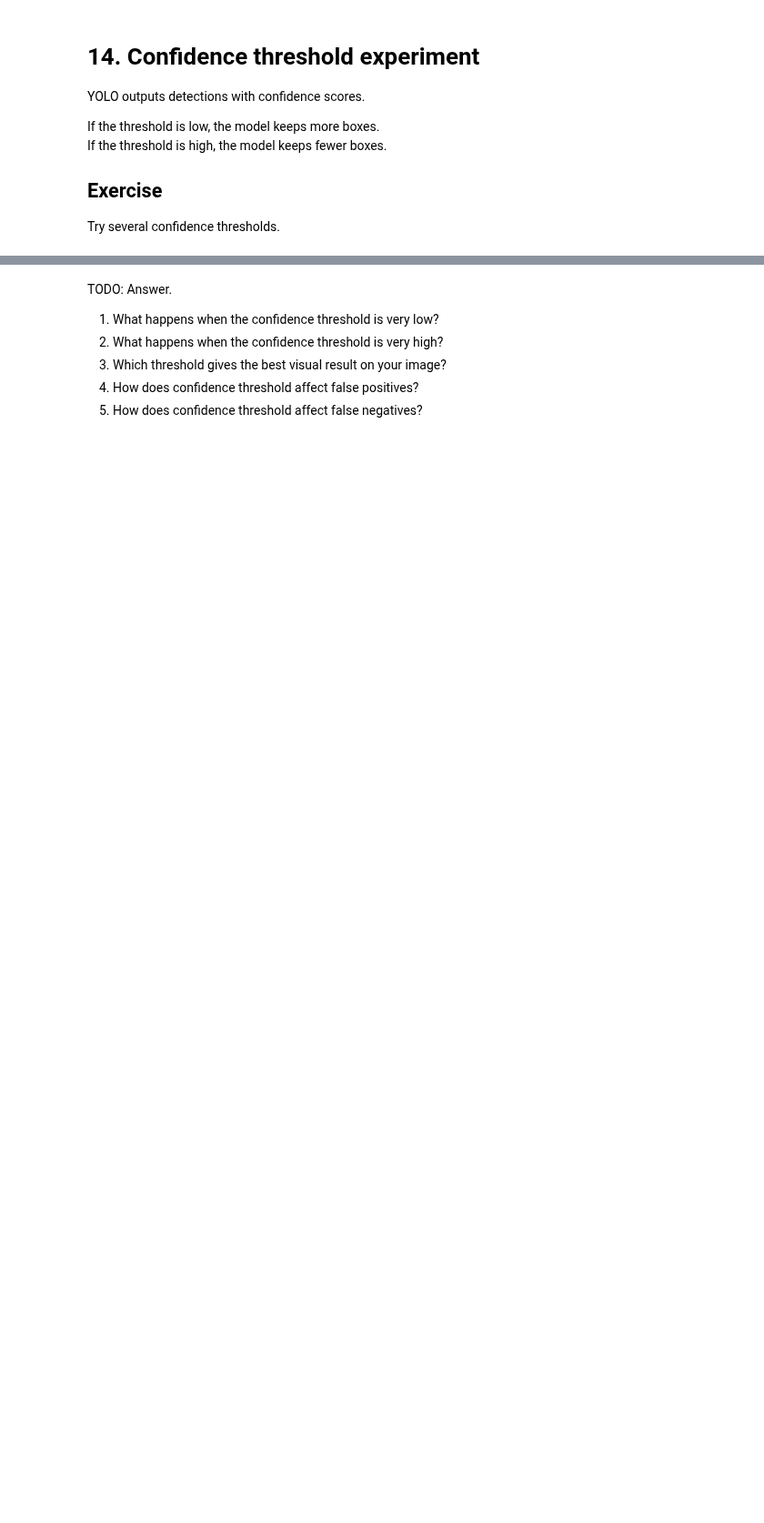
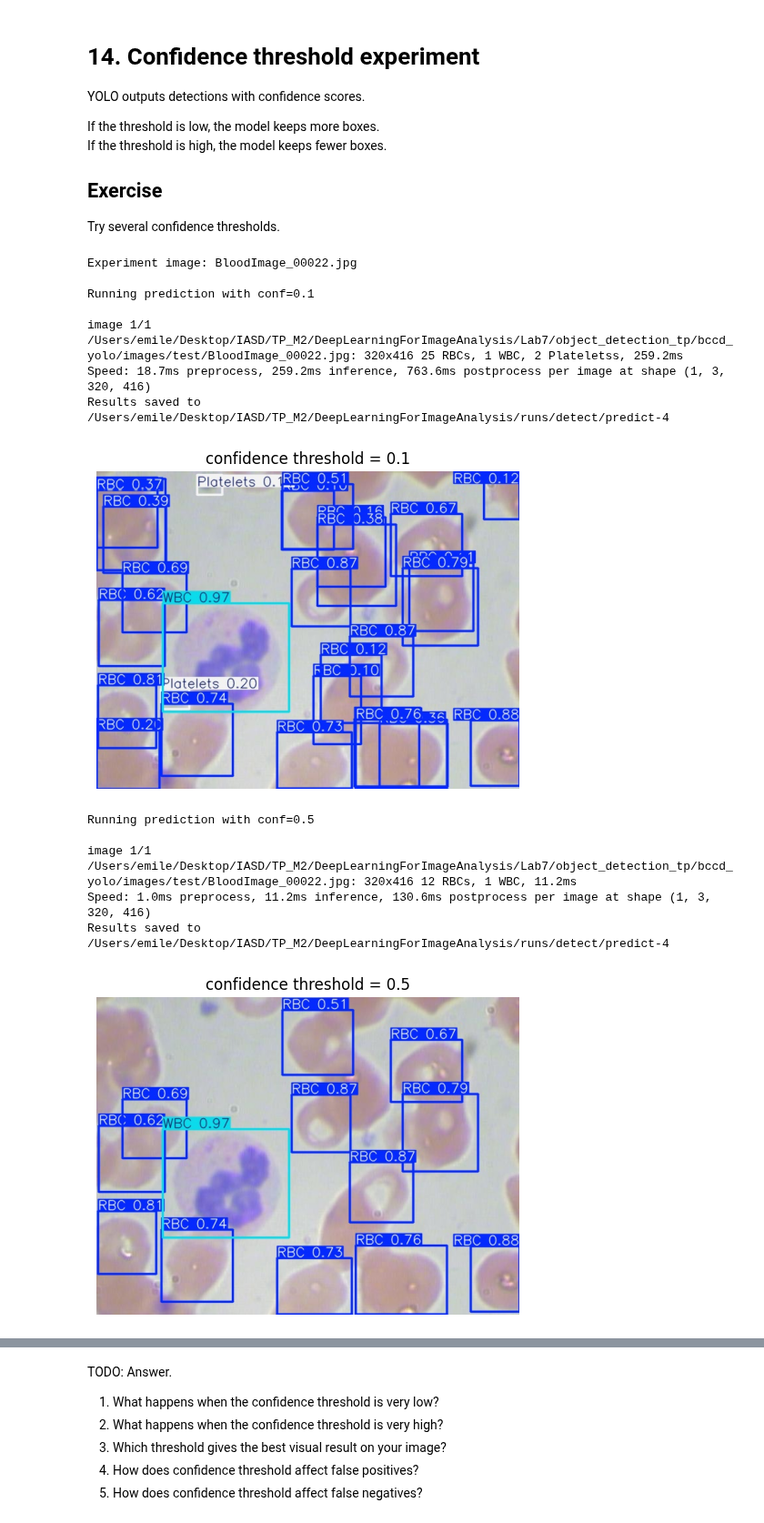
Before and after one commit to Emiile9/DeepLearningForImageAnalysis, a Jupyter notebook: Lab7/Lab7_Object_detection.ipynb, the cells around one changed output, grey strips where cells are left out. Shown at 91% size. Drawn from its saved outputs; the diff is of its cells as text; code cells hidden in the pictures; blank space fills up the shorter version.

```diff
--- a/Lab7/Lab7_Object_detection.ipynb
+++ b/Lab7/Lab7_Object_detection.ipynb
@@ -717,27 +743,42 @@ Try several confidence thresholds.
 # %%
 # TODO
 # Add at least four confidence thresholds.
-confidence_thresholds = []  # TODO
+confidence_thresholds = [0.1, 0.5, 0.75, 0.9]
 
 experiment_image = random.choice(test_images)
 print("Experiment image:", experiment_image.name)
 
 for conf in confidence_thresholds:
     print(f"\nRunning prediction with conf={conf}")
     pred = model.predict(
         source=str(experiment_image),
         conf=conf,
         imgsz=IMG_SIZE,
         device=DEVICE,
         save=True
     )
 
     pred_path = Path(pred[0].save_dir) / experiment_image.name
     if pred_path.exists():
         img = cv2.imread(str(pred_path))
         img = cv2.cvtColor(img, cv2.COLOR_BGR2RGB)
         plt.figure(figsize=(6, 6))
         plt.imshow(img)
         plt.title(f"confidence threshold = {conf}")
         plt.axis("off")
         plt.show()
+# %% [output]
+Experiment image: BloodImage_00022.jpg
+
+Running prediction with conf=0.1
+
+image 1/1 /Users/emile/Desktop/IASD/TP_M2/DeepLearningForImageAnalysis/Lab7/object_detection_tp/bccd_yolo/images/test/BloodImage_00022.jpg: 320x416 25 RBCs, 1 WBC, 2 Plateletss, 259.2ms
+Speed: 18.7ms preprocess, 259.2ms inference, 763.6ms postprocess per image at shape (1, 3, 320, 416)
+Results saved to /Users/emile/Desktop/IASD/TP_M2/DeepLearningForImageAnalysis/runs/detect/predict-4
+[figure, added]
+Running prediction with conf=0.5
+
+image 1/1 /Users/emile/Desktop/IASD/TP_M2/DeepLearningForImageAnalysis/Lab7/object_detection_tp/bccd_yolo/images/test/BloodImage_00022.jpg: 320x416 12 RBCs, 1 WBC, 11.2ms
+Speed: 1.0ms preprocess, 11.2ms inference, 130.6ms postprocess per image at shape (1, 3, 320, 416)
+Results saved to /Users/emile/Desktop/IASD/TP_M2/DeepLearningForImageAnalysis/runs/detect/predict-4
+[figure, added]
```
Also changed, not shown: parts of 14 cells of this notebook.
